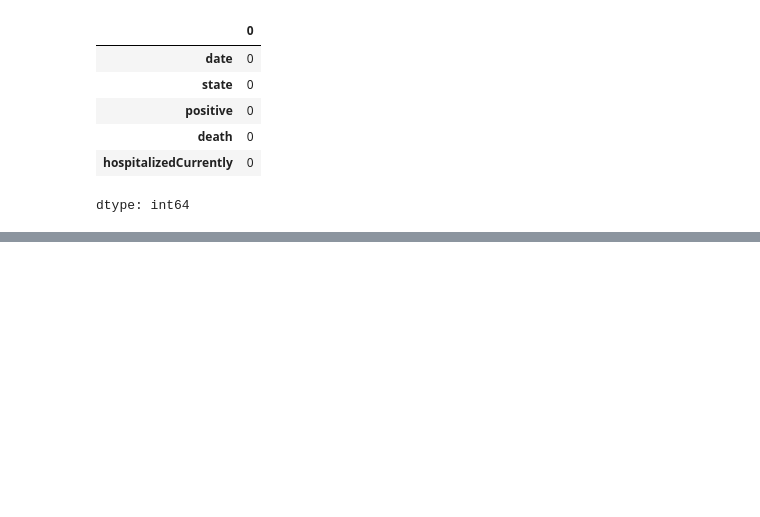
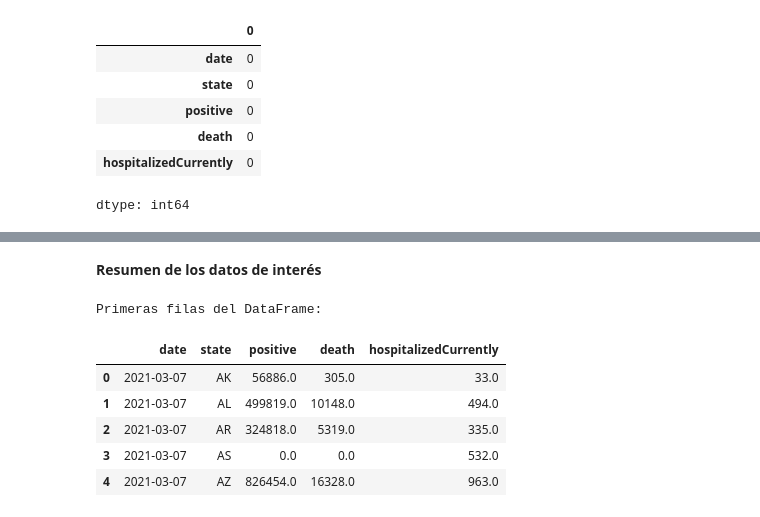
Before and after one commit to AI-School-F5-P3/MiniDatathonF5_ErikaAlvares, a Jupyter notebook: MiniDatathonF5_ErikaAlvares.ipynb, the cells around one changed output, grey strips where cells are left out. Saved outputs shown, nothing was run; the diff lists cells and outputs as text; code cells hidden in the pictures; blank space fills up the shorter version.

```diff
--- a/MiniDatathonF5_ErikaAlvares.ipynb
+++ b/MiniDatathonF5_ErikaAlvares.ipynb
@@ -531,0 +653,13 @@ dtype: int64
+# %% [markdown]
+**Resumen de los datos de interés**
+# %%
+print("Primeras filas del DataFrame:")
+data_interes.head()
+# %% [output]
+Primeras filas del DataFrame:
+|  | date | state | positive | death | hospitalizedCurrently |
+| 0 | 2021-03-07 | AK | 56886.0 | 305.0 | 33.0 |
+| 1 | 2021-03-07 | AL | 499819.0 | 10148.0 | 494.0 |
+| 2 | 2021-03-07 | AR | 324818.0 | 5319.0 | 335.0 |
+| 3 | 2021-03-07 | AS | 0.0 | 0.0 | 532.0 |
+| 4 | 2021-03-07 | AZ | 826454.0 | 16328.0 | 963.0 |
```
Also changed, not shown: parts of 38 cells of this notebook.
